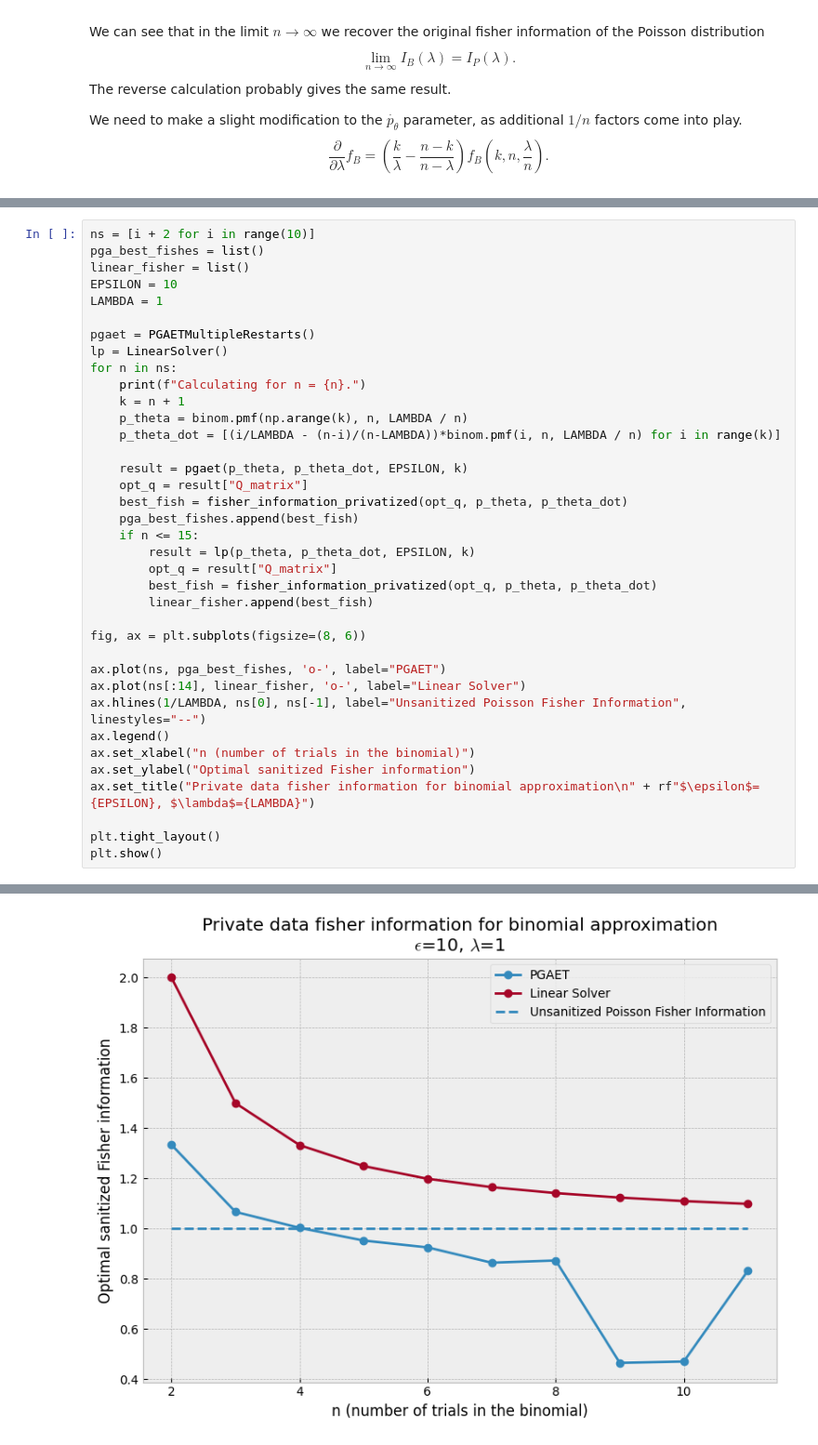
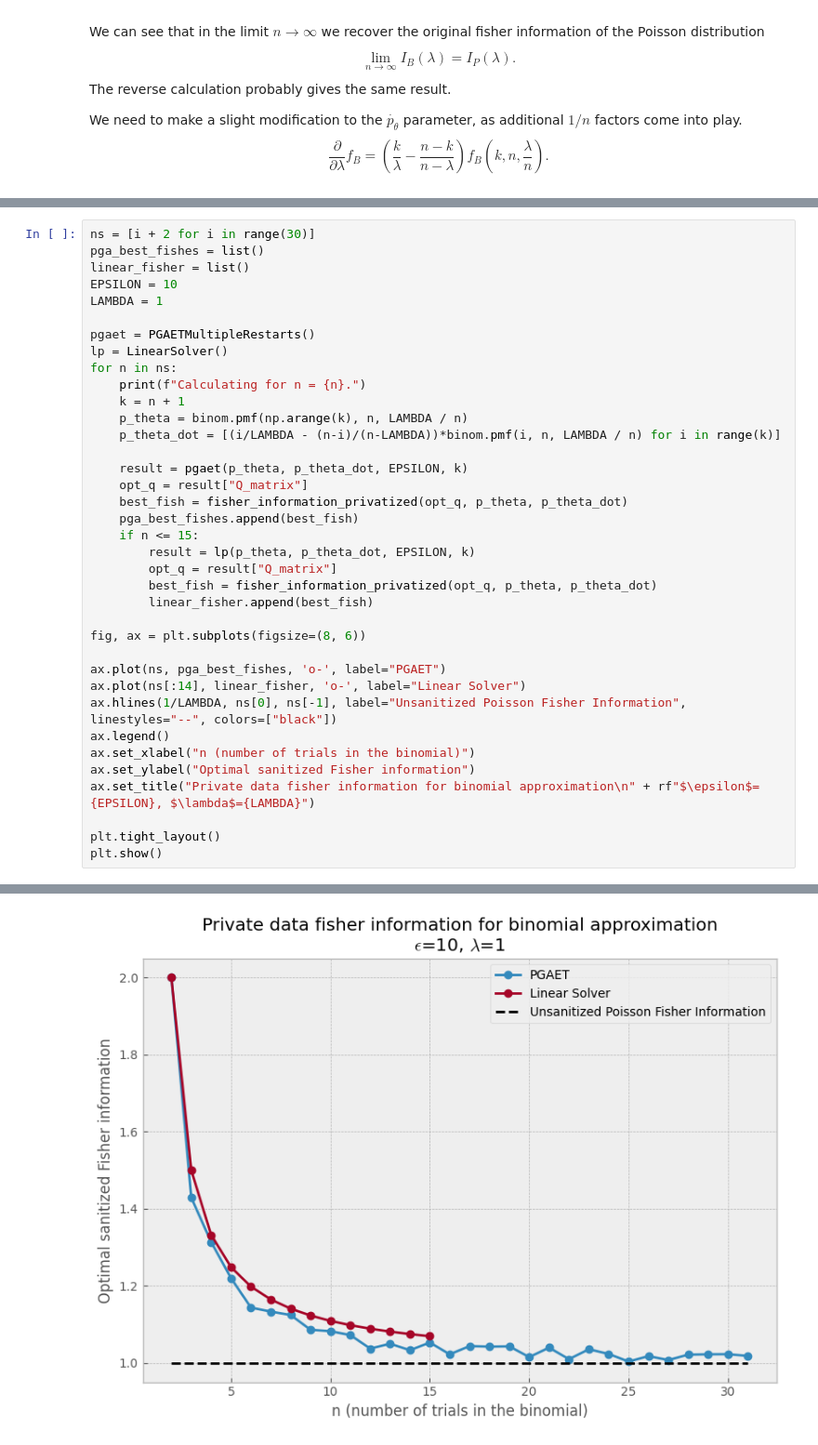
Before and after one commit to MatejVe/locally_efficient_differential_privacy, a Jupyter notebook: thesis_visualization.ipynb, the cells around one changed output, grey strips where cells are left out. Shown at 93% size. Cells and saved outputs as stored; diff of their text form.

```diff
--- a/thesis_visualization.ipynb
+++ b/thesis_visualization.ipynb
@@ -401,5 +430,5 @@ plt.show()
 # %%
-ns = [i + 2 for i in range(10)]
+ns = [i + 2 for i in range(30)]
 pga_best_fishes = list()
 linear_fisher = list()
 EPSILON = 10
@@ -427,7 +456,7 @@ fig, ax = plt.subplots(figsize=(8, 6))
 
 ax.plot(ns, pga_best_fishes, 'o-', label="PGAET")
 ax.plot(ns[:14], linear_fisher, 'o-', label="Linear Solver")
-ax.hlines(1/LAMBDA, ns[0], ns[-1], label="Unsanitized Poisson Fisher Information", linestyles="--")
+ax.hlines(1/LAMBDA, ns[0], ns[-1], label="Unsanitized Poisson Fisher Information", linestyles="--", colors=["black"])
 ax.legend()
 ax.set_xlabel("n (number of trials in the binomial)")
 ax.set_ylabel("Optimal sanitized Fisher information")
@@ -449,2 +498,2 @@ Calculating for n = 11.
-[figure, old version]
+[figure, new version]
 # %%
```
Also changed, not shown: parts of 18 cells of this notebook, 1 other file.
